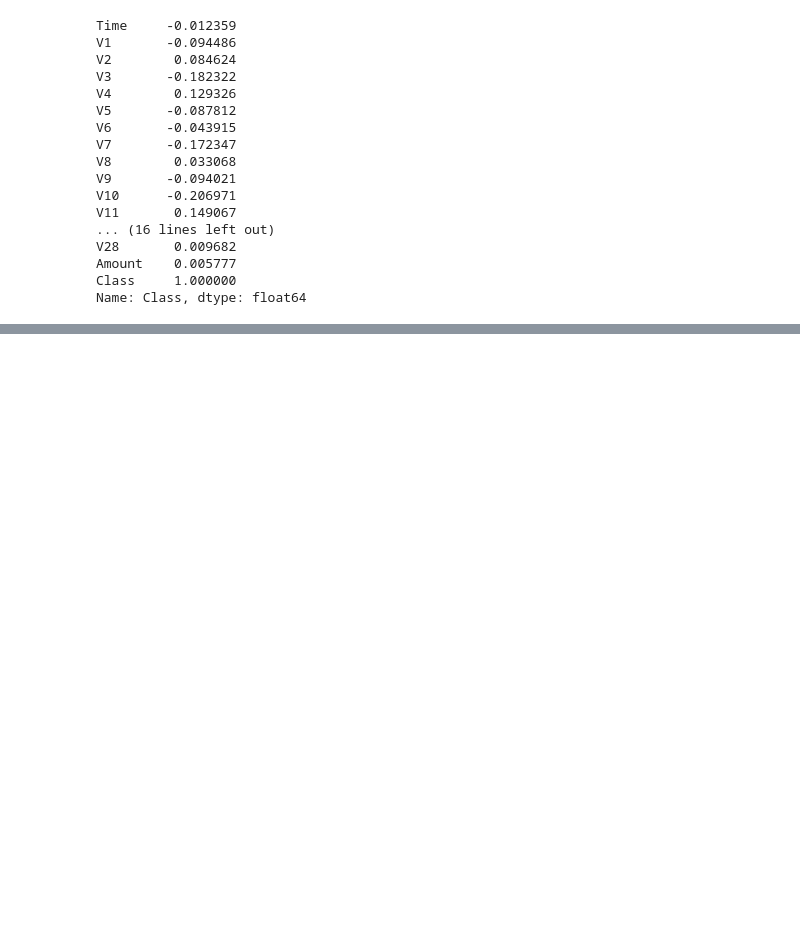
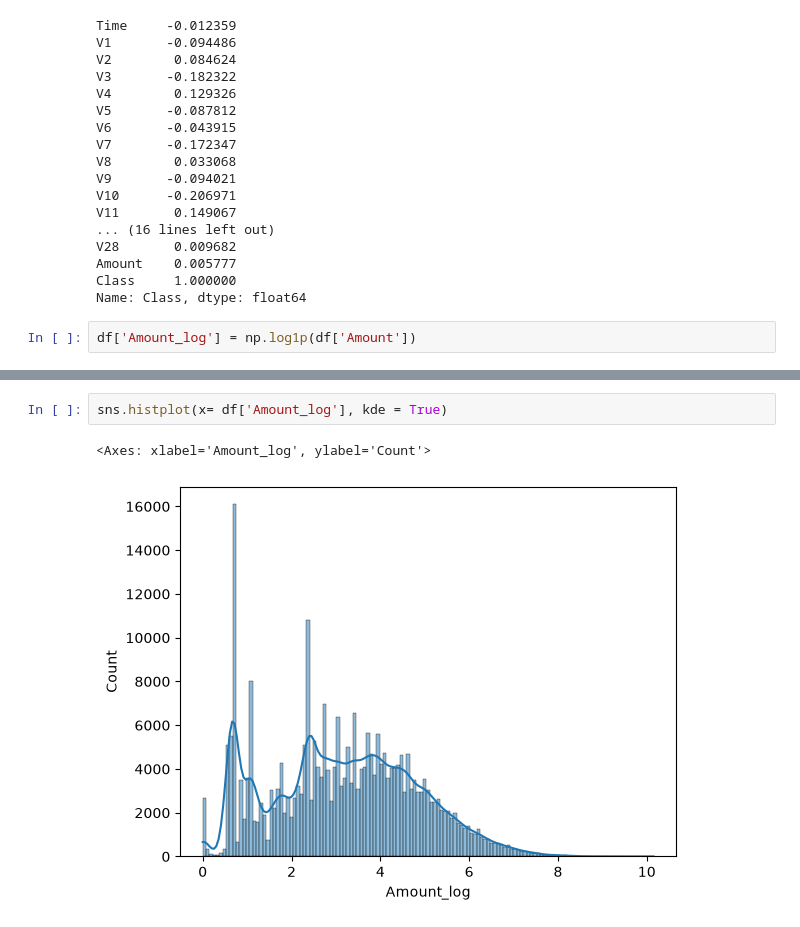
Before and after one commit to rahul-gitt/MY-PROJECTS, a Jupyter notebook: FraudGuard AI — Credit Card Fraud Detection/mian.ipynb, the cells around one changed output, grey strips where cells are left out. Saved outputs shown, nothing was run; the diff lists cells and outputs as text; blank space fills up the shorter version.

Commit message:
Data Visualization done

```diff
--- a/FraudGuard AI — Credit Card Fraud Detection/mian.ipynb
+++ b/FraudGuard AI — Credit Card Fraud Detection/mian.ipynb
@@ -150,3 +150,5 @@ V28       0.009682
 Amount    0.005777
 Class     1.000000
 Name: Class, dtype: float64
+# %%
+df['Amount_log'] = np.log1p(df['Amount'])
@@ -152,0 +164,5 @@ Name: Class, dtype: float64
+# %%
+sns.histplot(x= df['Amount_log'], kde = True)
+# %% [output]
+<Axes: xlabel='Amount_log', ylabel='Count'>
+[figure, added]
```
Also changed, not shown: parts of 1 cell of this notebook.
